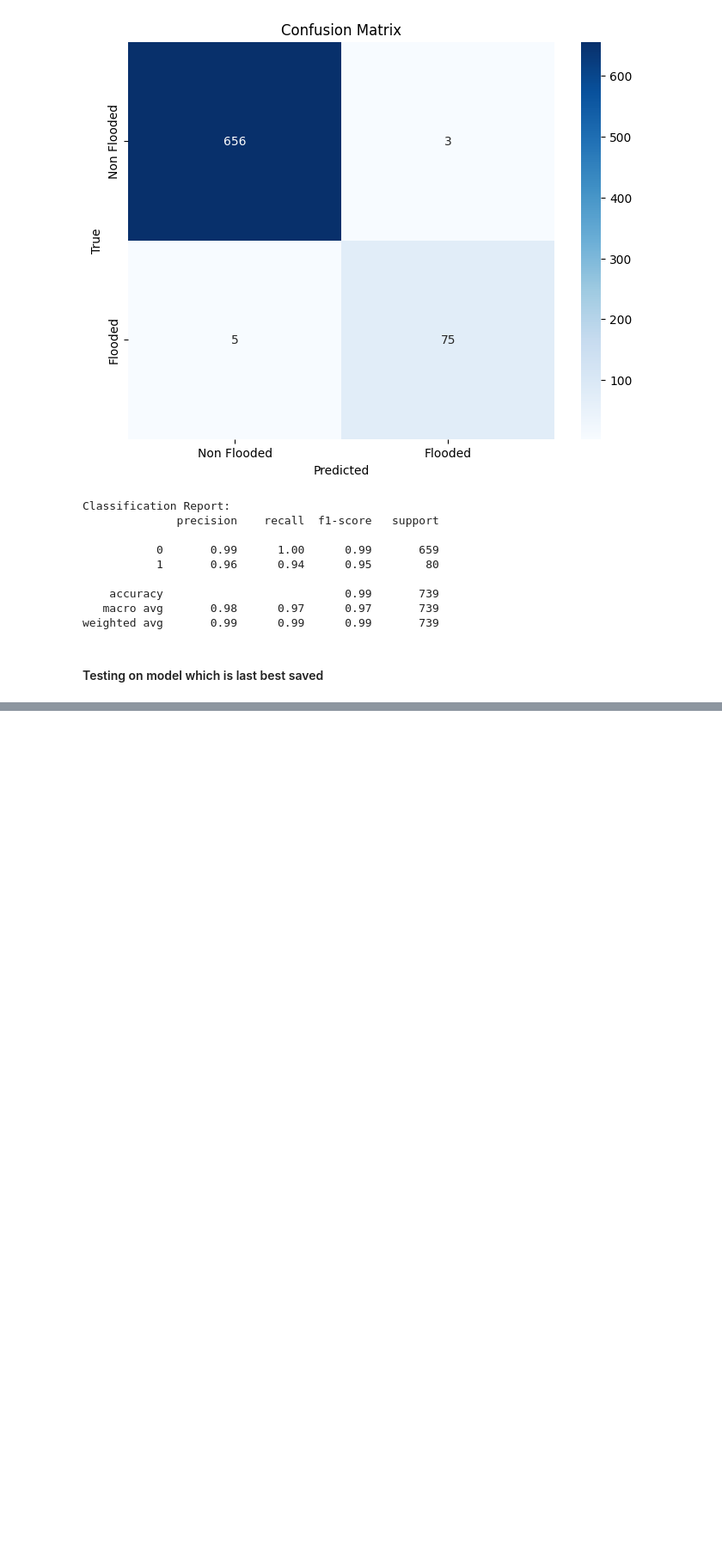
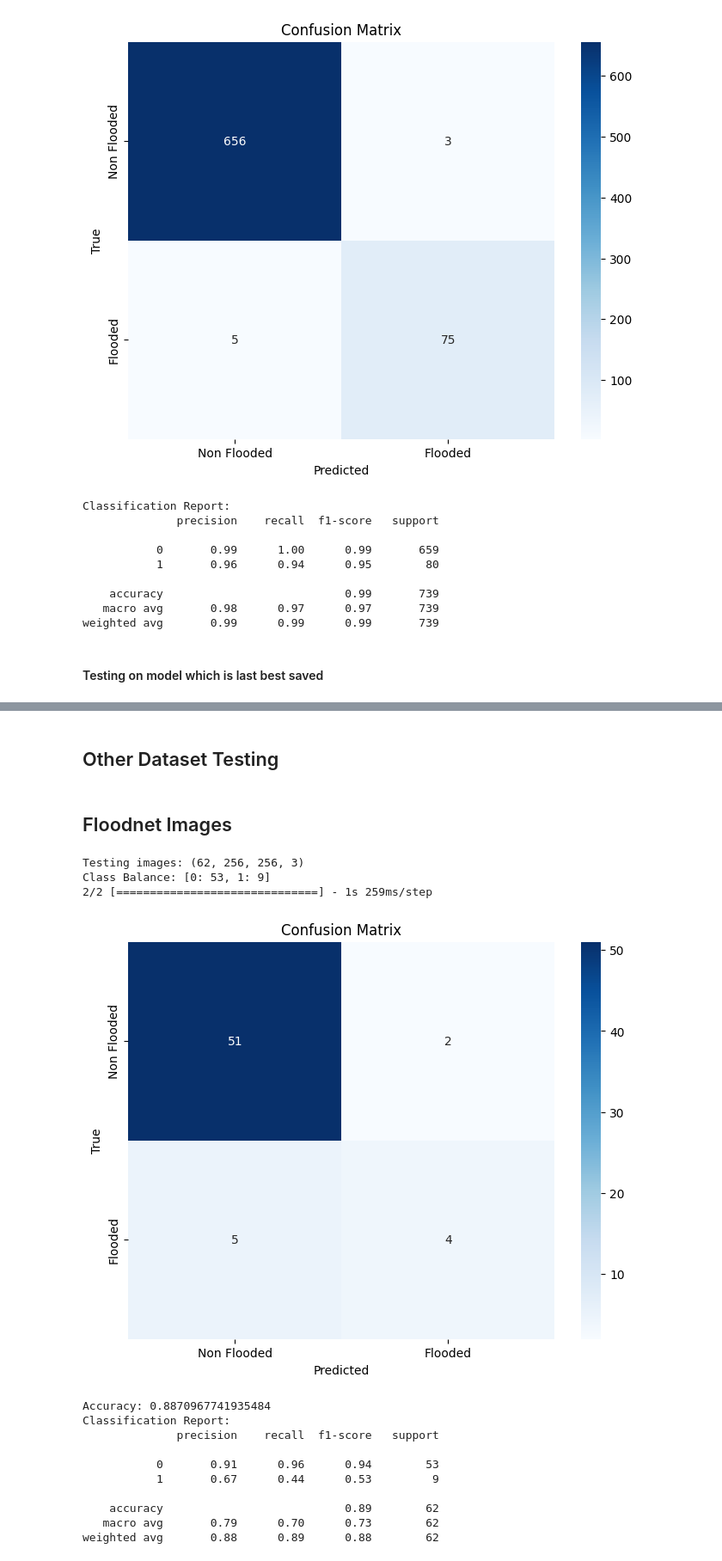
Before and after one commit to AbdulManaf12/Post-Flood-Disaster-Management, a Jupyter notebook: Classification/MobileNet_(256X256)_AIDER.ipynb, the cells around one changed output, grey strips where cells are left out. Shown at 86% size. Saved outputs shown, nothing was run; the diff lists cells and outputs as text; code cells hidden in the pictures; blank space fills up the shorter version.

```diff
--- a/Classification/MobileNet_(256X256)_AIDER.ipynb
+++ b/Classification/MobileNet_(256X256)_AIDER.ipynb
@@ -222,3 +222,60 @@ Classification Report:
     accuracy                           0.99       739
    macro avg       0.98      0.97      0.98       739
 weighted avg       0.99      0.99      0.99       739
+# %% [markdown]
+## Other Dataset Testing
+# %%
+floodnet_testing = f'{data_saved_dir}\\floodnet_testing.pkl'
+aider_testing = f'{data_saved_dir}\AIDER_testing.pkl'
+floodAreaSeg_testing = f'{data_saved_dir}\FloodAreaSeg_testing.pkl'
+download_testing = f'{data_saved_dir}\Downloaded_testing.pkl'
+
+model  = best_model
+# %% [markdown]
+## Floodnet Images
+# %%
+from sklearn.metrics import accuracy_score
+
+def load_pickle(file_path):
+    with open(file_path, 'rb') as f:
+        data = pickle.load(f)
+    return data
+
+
+test_images, test_labels = load_pickle(floodnet_testing)
+print(f'Testing images: {test_images.shape}')
+
+class0 = len([i for i in test_labels if i == 0])
+print(f'Class Balance: [0: {class0}, 1: {len(test_labels)-class0}]')
+
+predictions = model.predict(test_images)
+
+predicted_labels = (predictions > 0.5).astype(int)
+
+conf_matrix = confusion_matrix(test_labels, predicted_labels)
+
+plt.figure(figsize=(8, 6))
+sns.heatmap(conf_matrix, annot=True, fmt='d', cmap='Blues', xticklabels=['Non Flooded', 'Flooded'], yticklabels=['Non Flooded', 'Flooded'])
+plt.xlabel('Predicted')
+plt.ylabel('True')
+plt.title('Confusion Matrix')
+plt.show()
+
+print(f'Accuracy: {accuracy_score(test_labels, predicted_labels)}')
+print("Classification Report:")
+print(classification_report(test_labels, predicted_labels))
+# %% [output]
+Testing images: (62, 256, 256, 3)
+Class Balance: [0: 53, 1: 9]
+2/2 [==============================] - 1s 259ms/step
+[figure, added]
+Accuracy: 0.8870967741935484
+Classification Report:
+              precision    recall  f1-score   support
+
+           0       0.91      0.96      0.94        53
+           1       0.67      0.44      0.53         9
+
+    accuracy                           0.89        62
+   macro avg       0.79      0.70      0.73        62
+weighted avg       0.88      0.89      0.88        62
```
Also changed, not shown: parts of 7 cells of this notebook, 1 other file.
